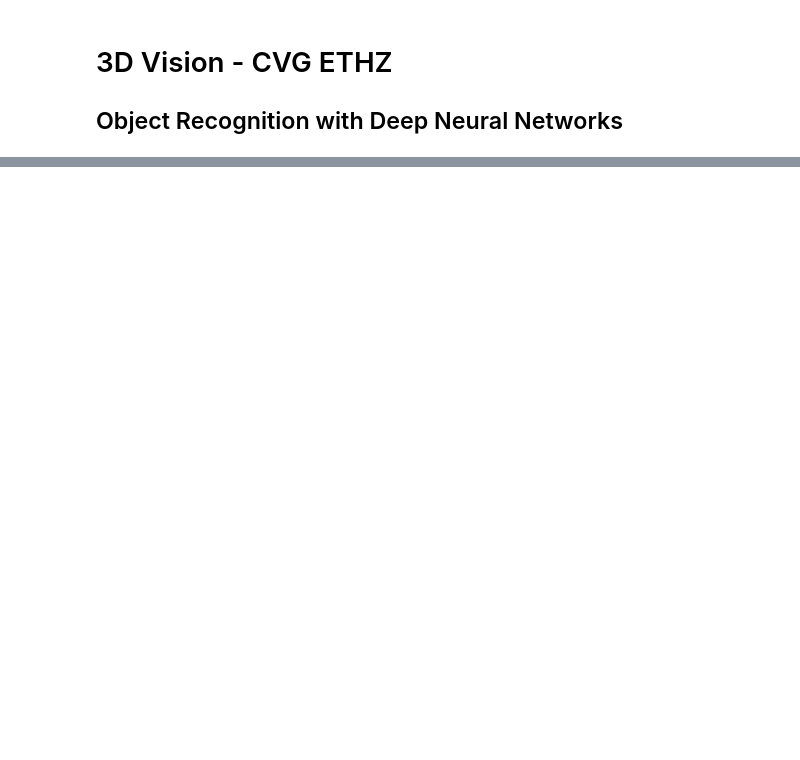
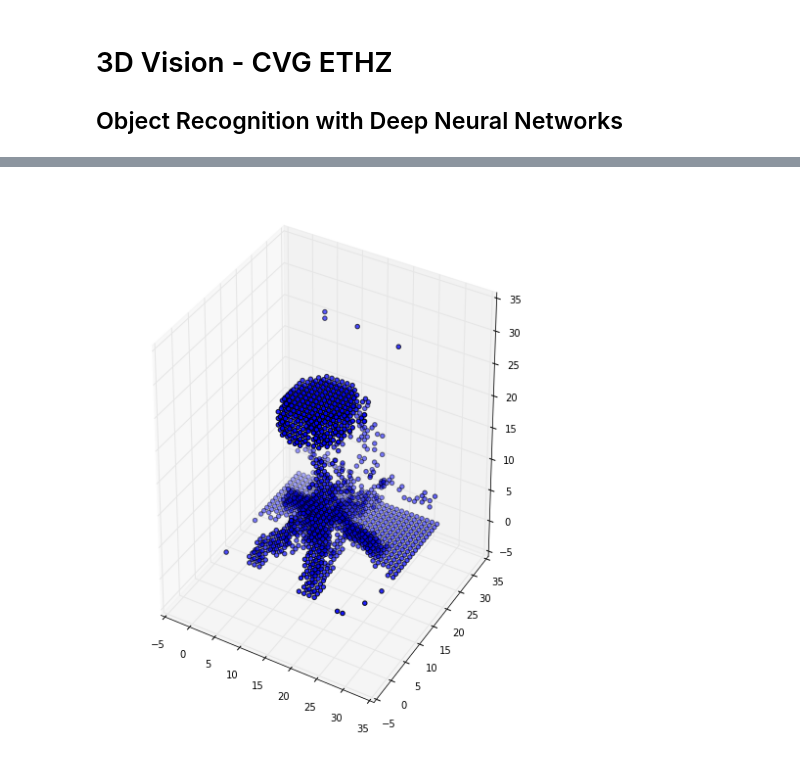
Before and after one commit to AICAE/Deep-3D-Obj-Recognition, a Jupyter notebook: src/live_demo.ipynb, the cells around one changed output, grey strips where cells are left out. Cells and saved outputs as stored; diff of their text form; code cells hidden in the pictures; blank space fills up the shorter version.

```diff
--- a/src/live_demo.ipynb
+++ b/src/live_demo.ipynb
@@ -41,0 +55,25 @@ print("Wuee a " + label + " was detected")
+# %%
+np_pc2 = load_pc("data/stoolXYZ.mat")
+
+#fig1 = plt.figure(1,figsize=(8, 10))
+#ax2 = fig1.add_subplot(1,1,1, projection='3d')
+#ax2.scatter(np_pc2[:,0], np_pc2[:,1], np_pc2[:,2])
+#plt.draw()
+
+tic = time.time()
+np_vox2 = voxilize(np_pc2)
+tictoc = time.time() - tic
+print("Plot2: Voxelizing took {0:.4f}sec for {1} points".format(tictoc, np_pc2.shape[0]))
+
+vox_scat2 = voxel_scatter(np_vox2)
+fig2 = plt.figure(2,figsize=(8, 10))
+ax2 = fig2.add_subplot(1,1,1, projection='3d')
+ax2.scatter(vox_scat2[:,0], vox_scat2[:,1], vox_scat2[:,2])
+plt.draw()
+
+tic = time.time()
+label2, proba2 = obj_det.predict(X_pred=np_vox2)
+tictoc = time.time() - tic
+print("Plot2: Detection took {0:.4f}sec".format(tictoc))
+print("Plot2: A " + label2 + " was detected with {0:.2f}% certainty".format(proba2 * 100) )
+# %% [output]
@@ -41,0 +83 @@ print("Wuee a " + label + " was detected")
+[figure, added]
```
Also changed, not shown: parts of 12 cells of this notebook, 3 other files.
